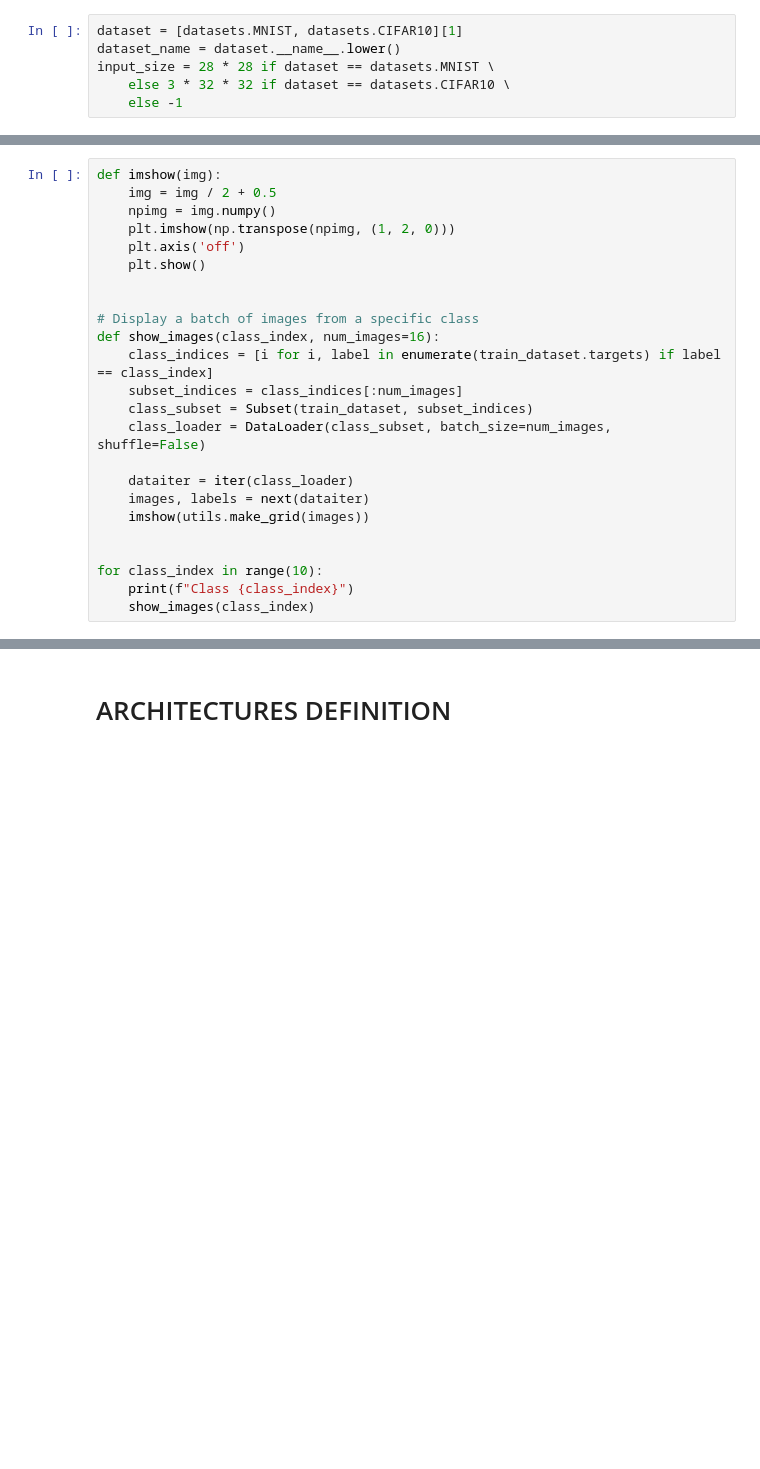
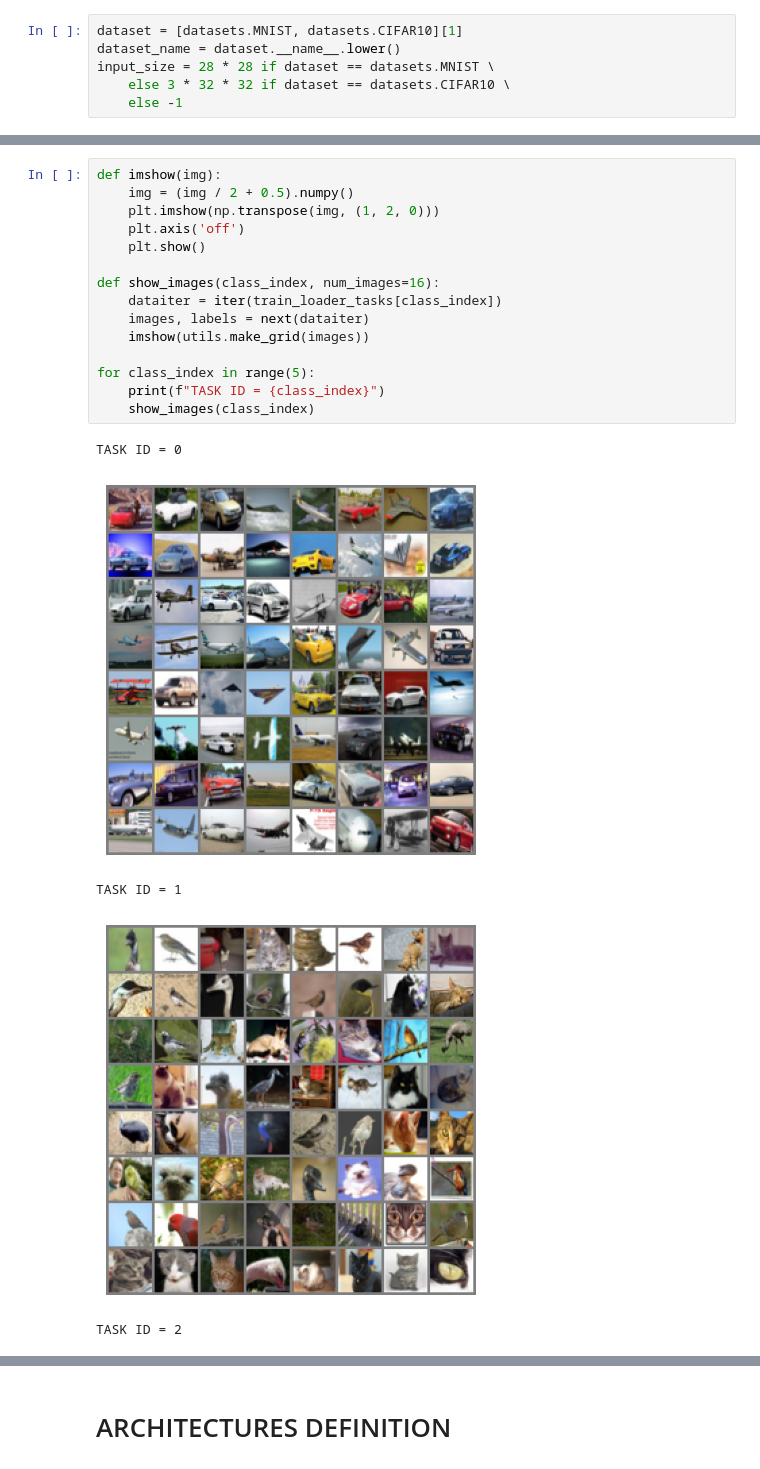
Before and after one commit to MrPio/KAN-Continual_Learning_tests, a Jupyter notebook: KAN_catastrophic_forgetting.ipynb, the cells around one changed output, grey strips where cells are left out. Saved outputs shown, nothing was run; the diff lists cells and outputs as text; blank space fills up the shorter version.

Commit message:
Rewritten Domain IL task visualiser. Fixed code indentation bug.

```diff
--- a/KAN_catastrophic_forgetting.ipynb
+++ b/KAN_catastrophic_forgetting.ipynb
@@ -61,24 +58,21 @@ Files already downloaded and verified
 # %%
 def imshow(img):
-    img = img / 2 + 0.5
-    npimg = img.numpy()
-    plt.imshow(np.transpose(npimg, (1, 2, 0)))
+    img = (img / 2 + 0.5).numpy()
+    plt.imshow(np.transpose(img, (1, 2, 0)))
     plt.axis('off')
     plt.show()
 
-
-# Display a batch of images from a specific class
 def show_images(class_index, num_images=16):
-    class_indices = [i for i, label in enumerate(train_dataset.targets) if label == class_index]
-    subset_indices = class_indices[:num_images]
-    class_subset = Subset(train_dataset, subset_indices)
-    class_loader = DataLoader(class_subset, batch_size=num_images, shuffle=False)
-
-    dataiter = iter(class_loader)
+    dataiter = iter(train_loader_tasks[class_index])
     images, labels = next(dataiter)
     imshow(utils.make_grid(images))
 
-
-for class_index in range(10):
-    print(f"Class {class_index}")
+for class_index in range(5):
+    print(f"TASK ID = {class_index}")
     show_images(class_index)
+# %% [output]
+TASK ID = 0
+[figure, added]
+TASK ID = 1
+[figure, added]
+TASK ID = 2
```
Also changed, not shown: parts of 7 cells of this notebook, 1 other file.
